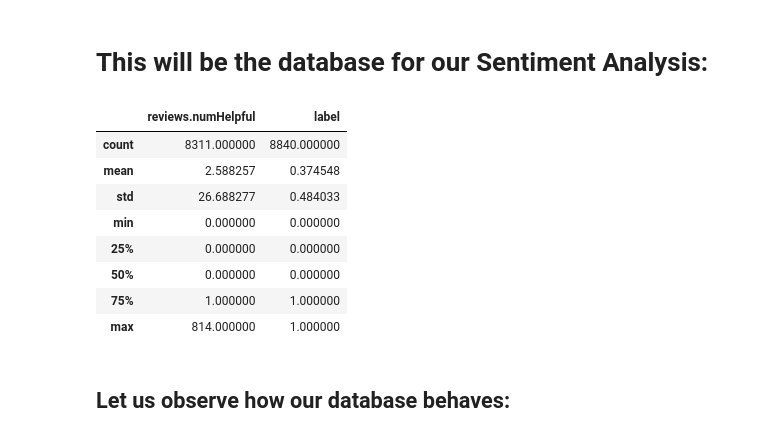
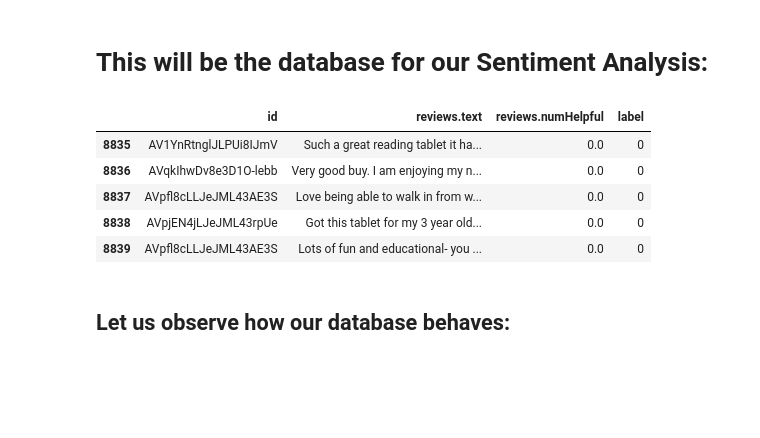
Before and after one commit to MartaTeo/ML-Project-CSE204, a Jupyter notebook: Sentiment_Analysis-numhelpful.ipynb, the cells around one changed output. Saved outputs shown, nothing was run; the diff lists cells and outputs as text; code cells hidden in the pictures; blank space fills up the shorter version.

```diff
--- a/Sentiment_Analysis-numhelpful.ipynb
+++ b/Sentiment_Analysis-numhelpful.ipynb
@@ -164,16 +164,14 @@ amazon['label'] = amazon['reviews.numHelpful'].apply(label)
 # %%
 amazon = amazon[['id', 'reviews.text', 'reviews.numHelpful', 'label']]
 amazon.describe()
+amazon.tail()
 # %% [output]
-|  | reviews.numHelpful | label |
-| count | 8311.000000 | 8840.000000 |
-| mean | 2.588257 | 0.374548 |
-| std | 26.688277 | 0.484033 |
-| min | 0.000000 | 0.000000 |
-| 25% | 0.000000 | 0.000000 |
-| 50% | 0.000000 | 0.000000 |
-| 75% | 1.000000 | 1.000000 |
-| max | 814.000000 | 1.000000 |
+|  | id | reviews.text | reviews.numHelpful | label |
+| 8835 | AV1YnRtnglJLPUi8IJmV | Such a great reading tablet it ha... | 0.0 | 0 |
+| 8836 | AVqkIhwDv8e3D1O-lebb | Very good buy. I am enjoying my n... | 0.0 | 0 |
+| 8837 | AVpfl8cLLJeJML43AE3S | Love being able to walk in from w... | 0.0 | 0 |
+| 8838 | AVpjEN4jLJeJML43rpUe | Got this tablet for my 3 year old... | 0.0 | 0 |
+| 8839 | AVpfl8cLLJeJML43AE3S | Lots of fun and educational- you ... | 0.0 | 0 |
 # %% [markdown]
 ## Let us observe how our database behaves:
 # %%
```
Also changed, not shown: parts of 16 cells of this notebook, 2 other files.
